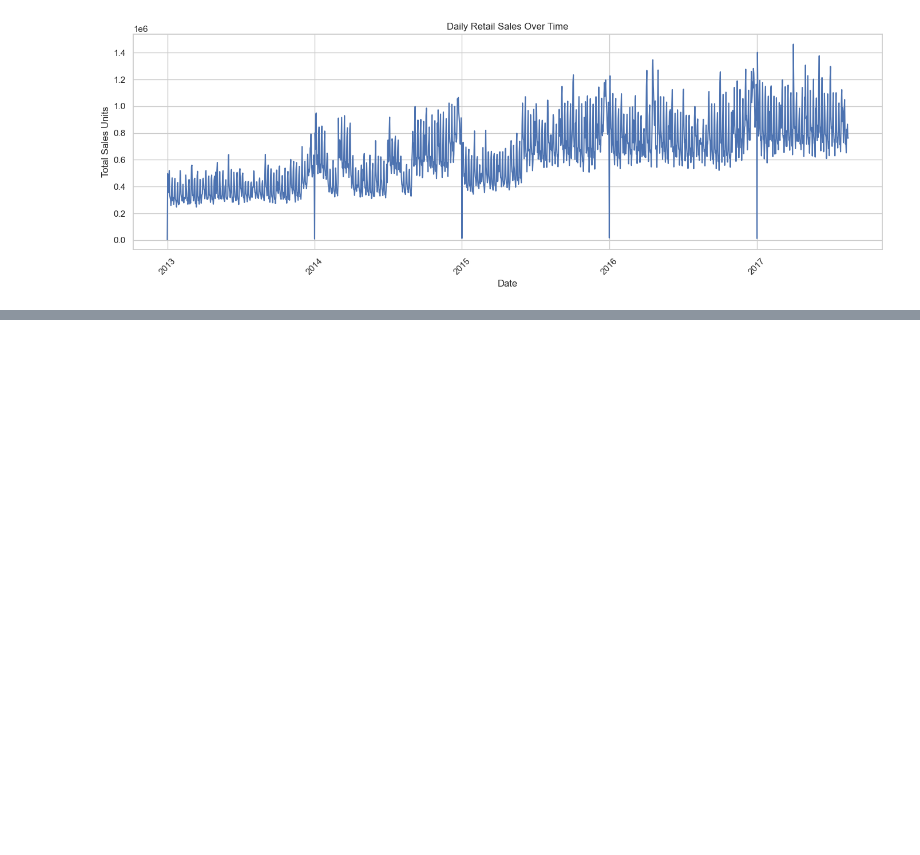
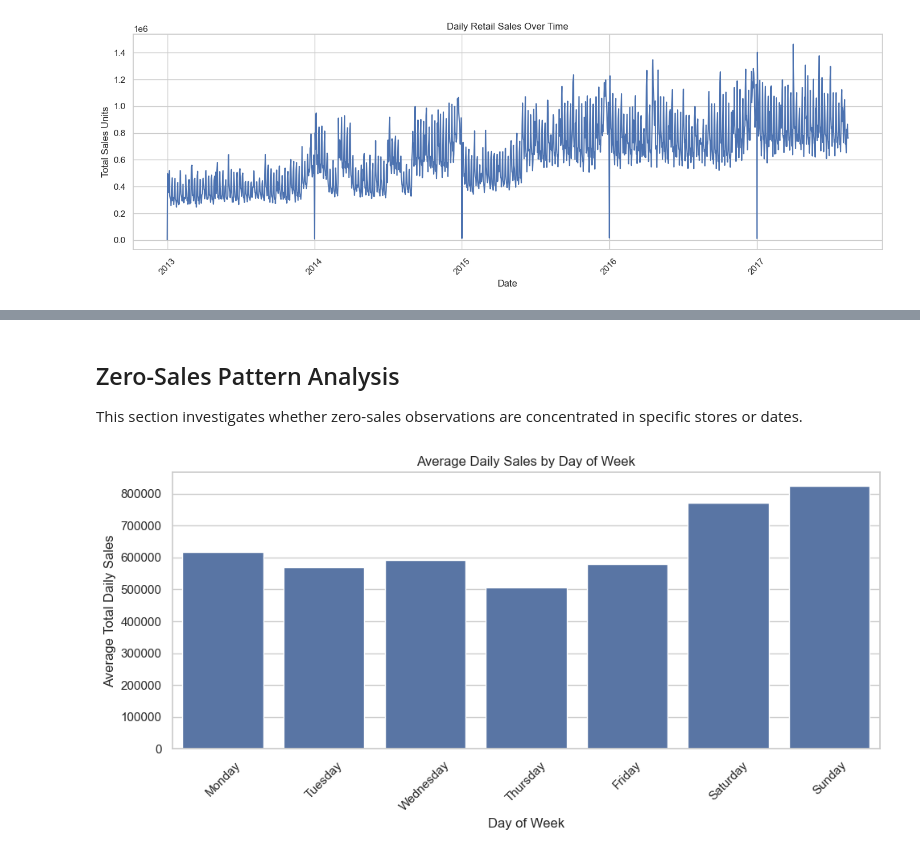
Before and after one commit to MelikaRahimpour/smart-retail-analytics, a Jupyter notebook: notebooks/EDA_01.ipynb, the cells around one changed output, grey strips where cells are left out. Cells and saved outputs as stored; diff of their text form; code cells hidden in the pictures; blank space fills up the shorter version.

Commit message:
Complete initial exploratory data analysis

```diff
--- a/notebooks/EDA_01.ipynb
+++ b/notebooks/EDA_01.ipynb
@@ -136,0 +211,29 @@ plt.show()
+# %% [markdown]
+## Zero-Sales Pattern Analysis
+
+This section investigates whether zero-sales observations
+are concentrated in specific stores or dates.
+# %%
+# Average daily sales by day of week
+daily_sales["day_of_week"] = daily_sales["date"].dt.day_name()
+
+weekly_pattern = (
+    daily_sales.groupby("day_of_week")["sales"]
+    .mean()
+    .reindex([
+        "Monday", "Tuesday", "Wednesday",
+        "Thursday", "Friday", "Saturday", "Sunday"
+    ])
+)
+
+plt.figure(figsize=(10, 5))
+sns.barplot(x=weekly_pattern.index, y=weekly_pattern.values)
+
+plt.title("Average Daily Sales by Day of Week")
+plt.xlabel("Day of Week")
+plt.ylabel("Average Total Daily Sales")
+plt.xticks(rotation=45)
+plt.tight_layout()
+plt.show()
+# %% [output]
+[figure, added]
```
Also changed, not shown: parts of 9 cells of this notebook.
